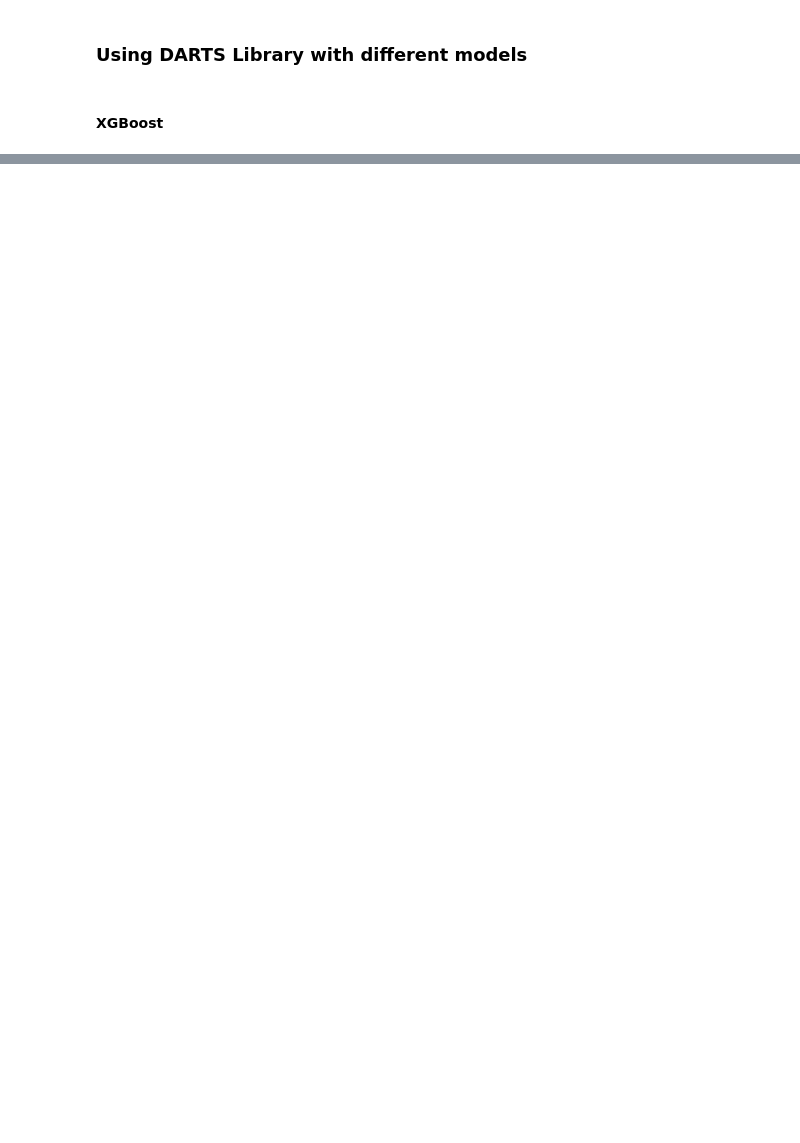
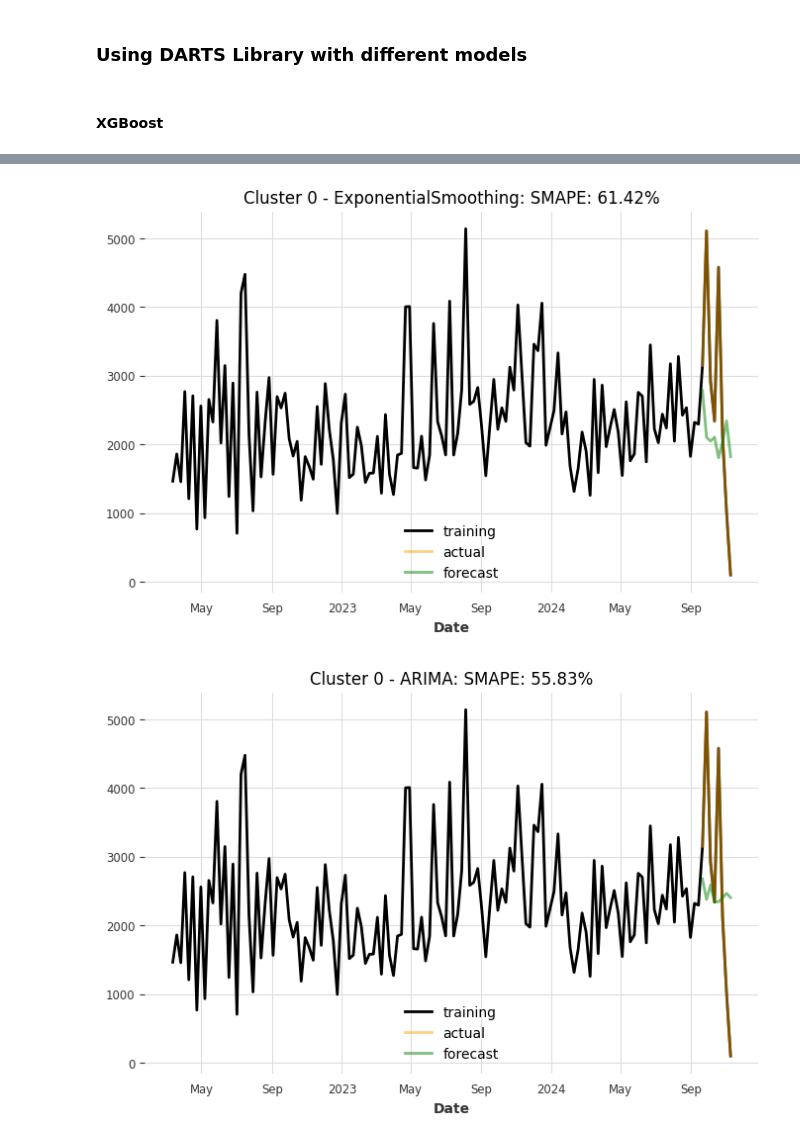
Before and after one commit to noeasyday7/bright_river, a Jupyter notebook: notebooks/time_forecasting_part.ipynb, the cells around one changed output, grey strips where cells are left out. Saved outputs shown, nothing was run; the diff lists cells and outputs as text; code cells hidden in the pictures; blank space fills up the shorter version.

```diff
--- a/notebooks/time_forecasting_part.ipynb
+++ b/notebooks/time_forecasting_part.ipynb
@@ -19,0 +18,2 @@ cluster_type = 'KMeans'
+# %%
+unique_products = df["ItemNo2"].unique()
@@ -20,2 +30,7 @@ cluster_type = 'KMeans'
+# %%
+df_frequency = "7D" # 1 Week
+testing_period = 8 # 8 weeks
+df_quantity_item = df.groupby(["ItemNo2", pd.Grouper(key='Date', freq=df_frequency)])["Quantity"].sum().reset_index() # Product grouping by unique products and quantity
+df_quantity_item_cluster = df_quantity_item.merge(clustering_df, on="ItemNo2", how="left").set_index("Date") # Merging the cluster number to the product dataframe
 # %% [markdown]
 ### Create a cluster based time analysis
@@ -344,0 +112,19 @@ Optimization terminated successfully    (Exit mode 0)
+# %%
+from darts.metrics import smape
+
+def plot_predictions(training, test, preds, error, cluster,  model_name):
+    '''
+    Plot the training, test and forecasted values.
+    Args:
+        training: TimeSeries of training values
+        test: TimeSeries of test values
+        preds: TimeSeries of predicted values
+        model_name: Title for the plot
+    '''
+    plt.figure(figsize=(8, 5))
+    training.plot(label='training')
+    test.plot(label='actual', color='orange', alpha=0.5)
+    preds.plot(label='forecast', lw=2, color='green', alpha=0.5)
+    plt.title(f'Cluster {cluster} - {model_name}: SMAPE: {error:.2f}%')
+    plt.legend()
+    plt.show()
@@ -344,0 +134,20 @@ Optimization terminated successfully    (Exit mode 0)
+# %%
+def forecast_baselines(model, cluster, model_name):
+    training_series = TimeSeries.from_series(weekly_cluster_data[cluster]) # Convert to timeseries
+
+    training = training_series[:-testing_period]    # Train, test data split for training
+    test = training_series[-testing_period:]        # Train, test data split for testing
+
+    model.fit(training) # Fit the model
+
+    forecast = model.predict(len(test)) # Forecast same amount of data as test
+    error = smape(test, forecast) # Calculate the error
+    plot_predictions(training_series, test, forecast, error,cluster , model_name) # Plot the results
+
+
+forecast_baselines(ExponentialSmoothing(), 0, "ExponentialSmoothing")
+forecast_baselines(ARIMA(), 0, "ARIMA")
+forecast_baselines(AutoARIMA(), 0, "AutoARIMA")
+# %% [output]
+[figure, added]
+[figure, added]
```
Also changed, not shown: parts of 23 cells of this notebook.
